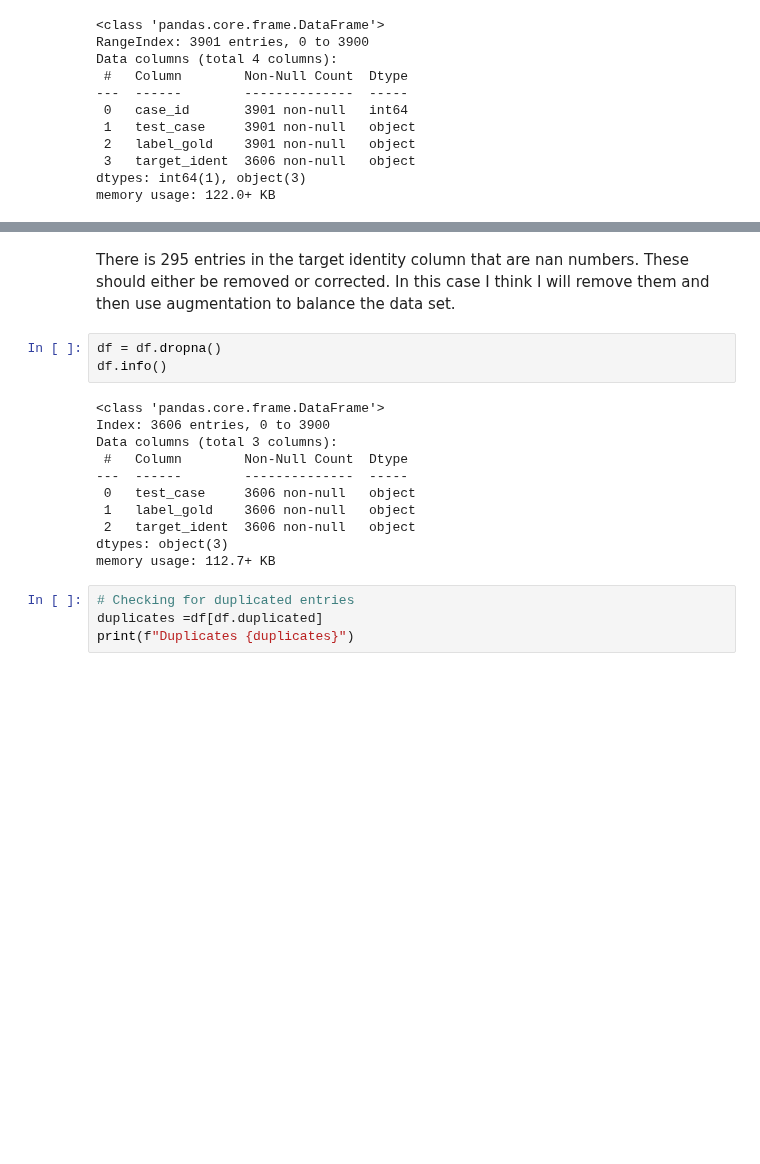
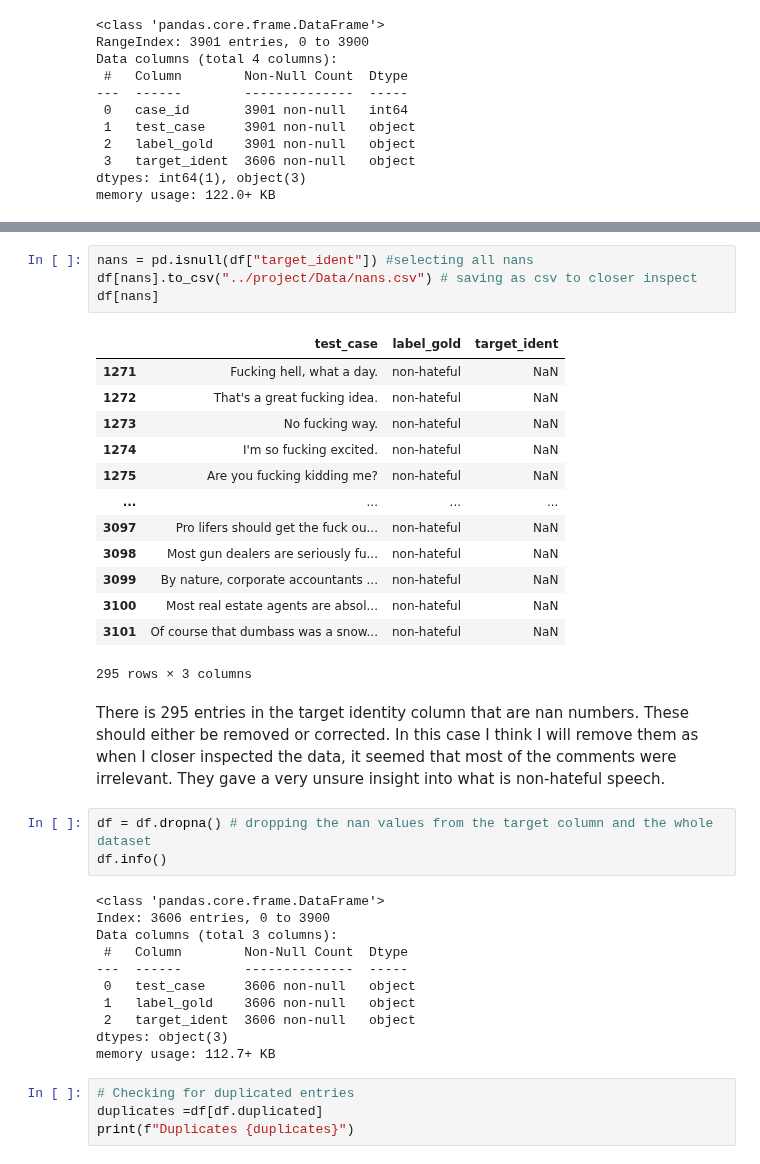
Before and after one commit to SCGlass/deep_learning, a Jupyter notebook: project/project.ipynb, the cells around one changed output, grey strips where cells are left out. Drawn from its saved outputs; the diff is of its cells as text; blank space fills up the shorter version.

```diff
--- a/project/project.ipynb
+++ b/project/project.ipynb
@@ -56,7 +66,25 @@ dtype: int64
+# %%
+nans = pd.isnull(df["target_ident"]) #selecting all nans
+df[nans].to_csv("../project/Data/nans.csv") # saving as csv to closer inspect
+df[nans]
+# %% [output]
+|  | test_case | label_gold | target_ident |
+| 1271 | Fucking hell, what a day. | non-hateful | NaN |
+| 1272 | That's a great fucking idea. | non-hateful | NaN |
+| 1273 | No fucking way. | non-hateful | NaN |
+| 1274 | I'm so fucking excited. | non-hateful | NaN |
+| 1275 | Are you fucking kidding me? | non-hateful | NaN |
+| ... | ... | ... | ... |
+| 3097 | Pro lifers should get the fuck ou... | non-hateful | NaN |
+| 3098 | Most gun dealers are seriously fu... | non-hateful | NaN |
+| 3099 | By nature, corporate accountants ... | non-hateful | NaN |
+| 3100 | Most real estate agents are absol... | non-hateful | NaN |
+| 3101 | Of course that dumbass was a snow... | non-hateful | NaN |
+295 rows × 3 columns
 # %% [markdown]
-There is 295 entries in the target identity column that are nan numbers. These should either be removed or corrected. In this case I think I will remove them and then use augmentation to balance the data set.
+There is 295 entries in the target identity column that are nan numbers. These should either be removed or corrected. In this case I think I will remove them as when I closer inspected the data, it seemed that most of the comments were irrelevant. They gave a very unsure insight into what is non-hateful speech.
 # %%
-df = df.dropna()
+df = df.dropna() # dropping the nan values from the target column and the whole dataset
 df.info()
 # %% [output]
 <class 'pandas.core.frame.DataFrame'>
```
Also changed, not shown: parts of 13 cells of this notebook, 1 other file.
